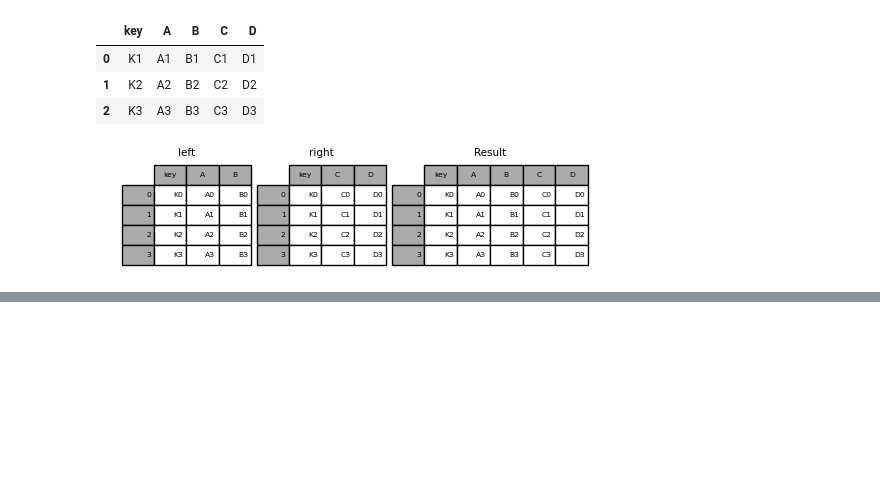
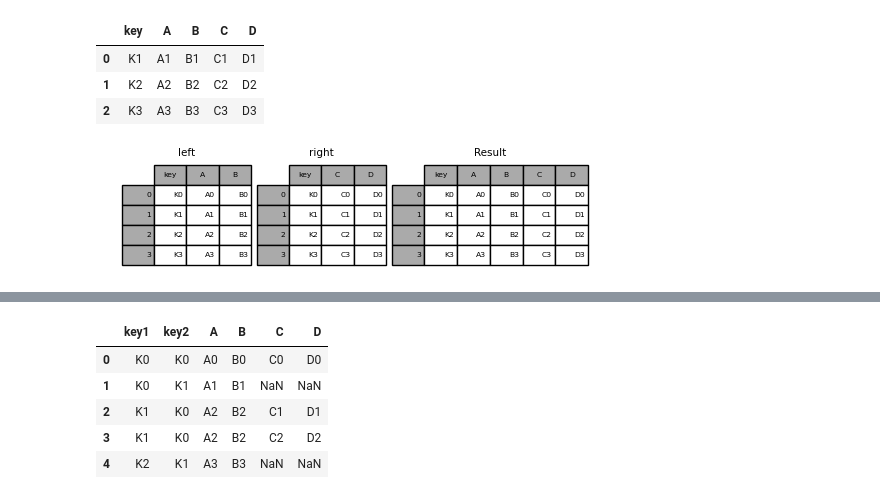
Before and after one commit to SiddheshDaphane/Data-Analysis-in-Python, a Jupyter notebook: Everything-about-Numpy-and-Pandas/Basic_to_advance_pandas.ipynb, the cells around one changed output, grey strips where cells are left out. Cells and saved outputs as stored; diff of their text form; code cells hidden in the pictures; blank space fills up the shorter version.

```diff
--- a/Everything-about-Numpy-and-Pandas/Basic_to_advance_pandas.ipynb
+++ b/Everything-about-Numpy-and-Pandas/Basic_to_advance_pandas.ipynb
@@ -2187,0 +2233,11 @@ result
+# %%
+result = pd.merge(left, right, how="left", on=["key1","key2"])
+result
+# k2 k0 will not come because of (how="left") this. Left table doesn't have k2-k0 pair.
+# %% [output]
+|  | key1 | key2 | A | B | C | D |
+| 0 | K0 | K0 | A0 | B0 | C0 | D0 |
+| 1 | K0 | K1 | A1 | B1 | NaN | NaN |
+| 2 | K1 | K0 | A2 | B2 | C1 | D1 |
+| 3 | K1 | K0 | A2 | B2 | C2 | D2 |
+| 4 | K2 | K1 | A3 | B3 | NaN | NaN |
```
Also changed, not shown: parts of 12 cells of this notebook.
